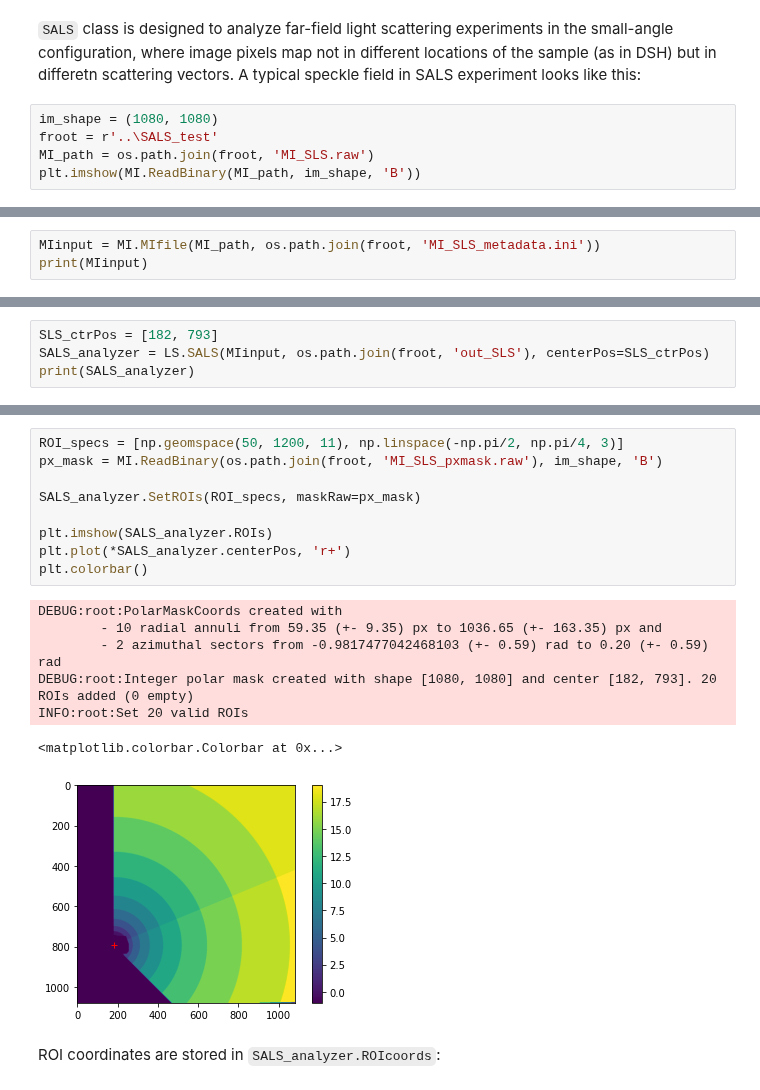
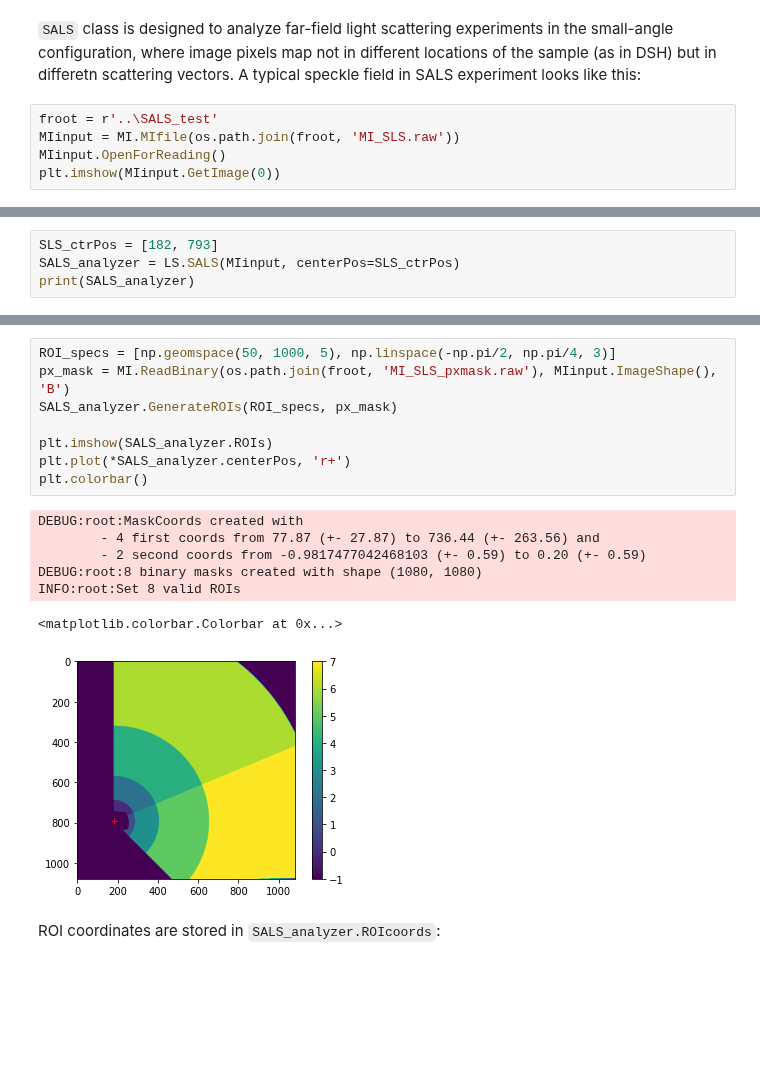
Before and after one commit to steaime/DSHpy, a Jupyter notebook: tutorial5_SALS.ipynb, the cells around one changed output, grey strips where cells are left out. Saved outputs shown, nothing was run; the diff lists cells and outputs as text; blank space fills up the shorter version.

````diff
--- a/tutorial5_SALS.ipynb
+++ b/tutorial5_SALS.ipynb
@@ -29,8 +27,8 @@ INFO:root:SALS tutorial started
 # %% [markdown]
 ```SALS``` class is designed to analyze far-field light scattering experiments in the small-angle configuration, where image pixels map not in different locations of the sample (as in DSH) but in differetn scattering vectors. A typical speckle field in SALS experiment looks like this:
 # %%
-im_shape = (1080, 1080)
 froot = r'..\SALS_test'
-MI_path = os.path.join(froot, 'MI_SLS.raw')
-plt.imshow(MI.ReadBinary(MI_path, im_shape, 'B'))
+MIinput = MI.MIfile(os.path.join(froot, 'MI_SLS.raw'))
+MIinput.OpenForReading()
+plt.imshow(MIinput.GetImage(0))
 # %% [output]
@@ -58,3 +59,0 @@ where:
-# %%
-MIinput = MI.MIfile(MI_path, os.path.join(froot, 'MI_SLS_metadata.ini'))
-print(MIinput)
@@ -75,5 +60,5 @@ DEBUG:root:Now loading MIfile.MetaData from Config object. Available sections: [
 # %%
 SLS_ctrPos = [182, 793]
-SALS_analyzer = LS.SALS(MIinput, os.path.join(froot, 'out_SLS'), centerPos=SLS_ctrPos)
+SALS_analyzer = LS.SALS(MIinput, centerPos=SLS_ctrPos)
 print(SALS_analyzer)
 # %% [output]
@@ -111,20 +106,19 @@ SALS_analyzer.SetROIs(ROI_specs, maskRaw=None)
 # %%
-ROI_specs = [np.geomspace(50, 1200, 11), np.linspace(-np.pi/2, np.pi/4, 3)]
-px_mask = MI.ReadBinary(os.path.join(froot, 'MI_SLS_pxmask.raw'), im_shape, 'B')
-
-SALS_analyzer.SetROIs(ROI_specs, maskRaw=px_mask)
+ROI_specs = [np.geomspace(50, 1000, 5), np.linspace(-np.pi/2, np.pi/4, 3)]
+px_mask = MI.ReadBinary(os.path.join(froot, 'MI_SLS_pxmask.raw'), MIinput.ImageShape(), 'B')
+SALS_analyzer.GenerateROIs(ROI_specs, px_mask)
 
 plt.imshow(SALS_analyzer.ROIs)
 plt.plot(*SALS_analyzer.centerPos, 'r+')
 plt.colorbar()
 # %% [output]
-DEBUG:root:PolarMaskCoords created with
-        - 10 radial annuli from 59.35 (+- 9.35) px to 1036.65 (+- 163.35) px and
-        - 2 azimuthal sectors from -0.9817477042468103 (+- 0.59) rad to 0.20 (+- 0.59) rad
-DEBUG:root:Integer polar mask created with shape [1080, 1080] and center [182, 793]. 20 ROIs added (0 empty)
-INFO:root:Set 20 valid ROIs
+DEBUG:root:MaskCoords created with
+        - 4 first coords from 77.87 (+- 27.87) to 736.44 (+- 263.56) and
+        - 2 second coords from -0.9817477042468103 (+- 0.59) to 0.20 (+- 0.59)
+DEBUG:root:8 binary masks created with shape (1080, 1080)
+INFO:root:Set 8 valid ROIs
 <matplotlib.colorbar.Colorbar at 0x...>
-[figure, old version]
+[figure, new version]
 # %% [markdown]
 ROI coordinates are stored in ```SALS_analyzer.ROIcoords```:
 # %%
````
Also changed, not shown: parts of 71 cells of this notebook, 5 other files.
